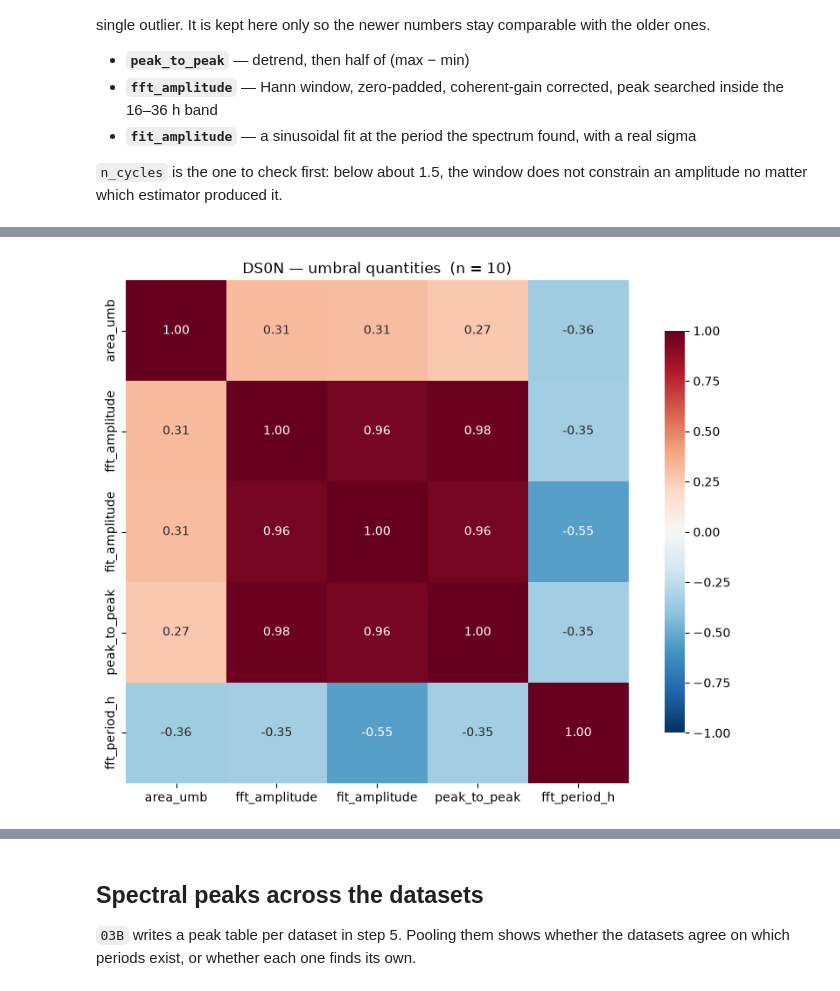
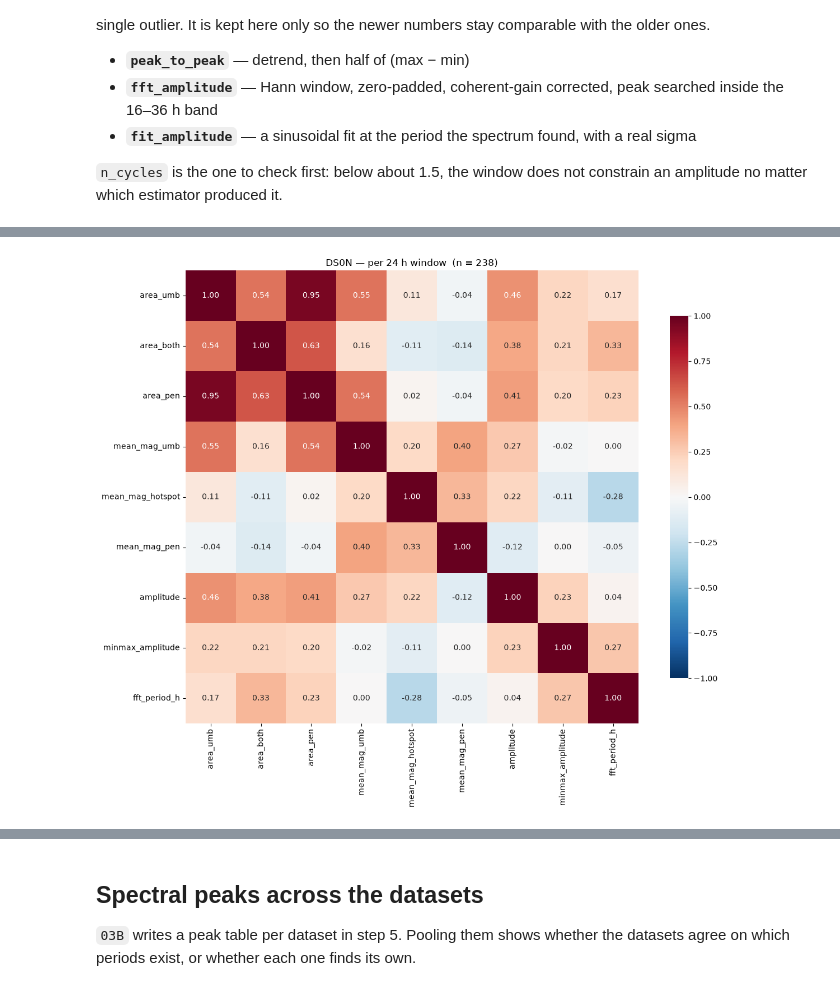
Before and after one commit to thomatrixting/sun_spots_pulsation_review, a Jupyter notebook: notebooks/04_data_comparison.ipynb, the cells around one changed output, grey strips where cells are left out. Cells and saved outputs as stored; diff of their text form; code cells hidden in the pictures.

```diff
--- a/notebooks/04_data_comparison.ipynb
+++ b/notebooks/04_data_comparison.ipynb
@@ -444,23 +464,3 @@ older ones.
 
 `n_cycles` is the one to check first: below about 1.5, the window does not constrain an
 amplitude no matter which estimator produced it.
-# %%
-rows = []
-for ds, df in osc_dfs.items():
-    window = df[(df['time_h'] >= WINDOW_H[0]) & (df['time_h'] <= WINDOW_H[1])]
-    time_h = window['time_h'].to_numpy()
-
-    for key, label in [('mean_dop_umb', 'umbra'),
-                       ('mean_dop_umb_minus_quiet', 'umbra - quiet')]:
-        if key == 'mean_dop_umb_minus_quiet':
-            series = (window['mean_dop_umb'] - window['mean_dop_quiet']).to_numpy()
-        else:
-            series = window[key].to_numpy()
-
-        summary = oscillation.amplitude_summary(time_h, series, band_h=PERIOD_BAND_H,
-                                                label=f'{ds} {label}')
-        rows.append({'dataset': ds, 'series': label,
-                     'area_umb': float(window['area_umb'].mean()), **summary})
-
-osc = pd.DataFrame(rows)
-osc.round(2)
@@ -516,0 +522,18 @@ more. Every coefficient rests on as many points as there are rows.
+# %%
+rows24 = []
+for ds, df in osc_dfs.items():
+    time_h = df['time_h'].to_numpy()
+    for w in oscillation.windowed_amplitudes(time_h, df['mean_dop_umb'].to_numpy(),
+                                             window_h=24.0, period_h=config.FIT_PERIOD_H,
+                                             label=ds):
+        inside = df[(df['time_h'] >= w['t_start']) & (df['time_h'] <= w['t_end'])]
+        rows24.append({'dataset': ds, **w,
+                       **{key: float(inside[key].mean()) for key in PREDICTORS}})
+
+osc24 = pd.DataFrame(rows24)
+# The period of the tallest FFT peak is a per-dataset number — a 24 h window is one
+# cycle and cannot resolve a peak of its own — so every window inherits its dataset's.
+osc24['fft_period_h'] = osc24['dataset'].map(osc.set_index('dataset')['fft_period_h'])
+print(f'{len(osc24)} windows of 24 h across {osc24["dataset"].nunique()} datasets '
+      f'({osc24["amplitude"].notna().sum()} with a fitted amplitude)')
+osc24.round(2).head(12)
@@ -517,7 +919,6 @@ more. Every coefficient rests on as many points as there are rows.
 # %%
-wide = osc[osc['series'] == 'umbra'].set_index('dataset')[
-    ['area_umb', 'fft_amplitude', 'fit_amplitude', 'peak_to_peak', 'fft_period_h']]
-comparison.correlation_heatmap(wide, title='DS0N — umbral quantities',
+wide = osc24[PREDICTORS + ['amplitude', 'minmax_amplitude', 'fft_period_h']]
+comparison.correlation_heatmap(wide, title='DS0N — per 24 h window',
                                save=SAVE, plots_dir=config.DS0N_PROCESSED_DIR / 'plots')
 # %% [output]
-[figure, old version]
+[figure, new version]
```
Also changed, not shown: parts of 23 cells of this notebook, 11 other files.
